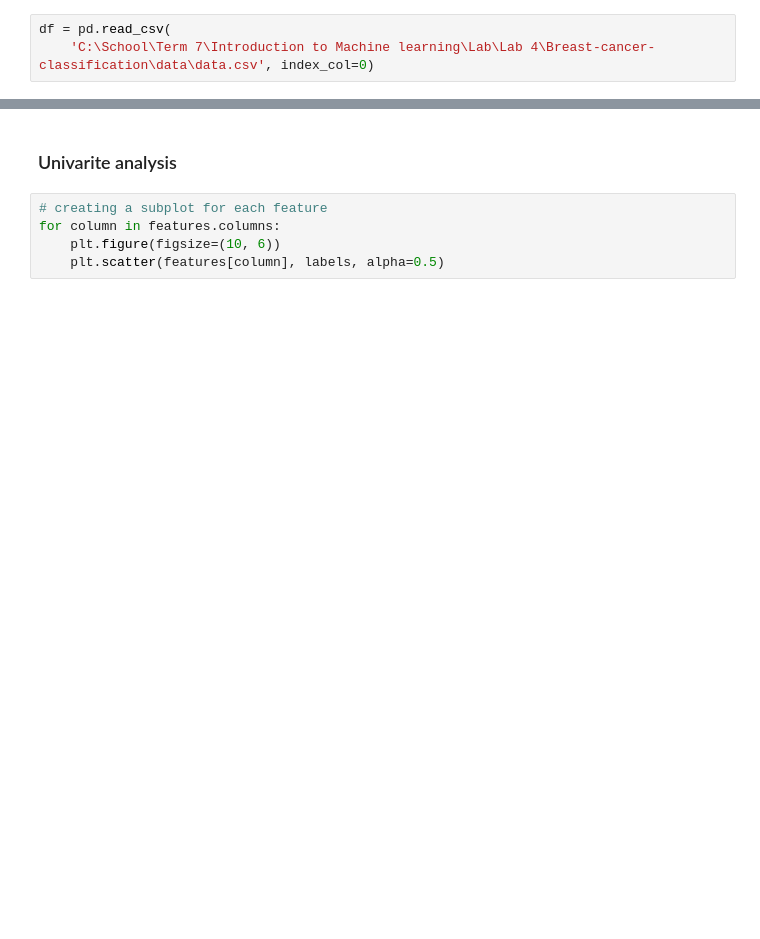
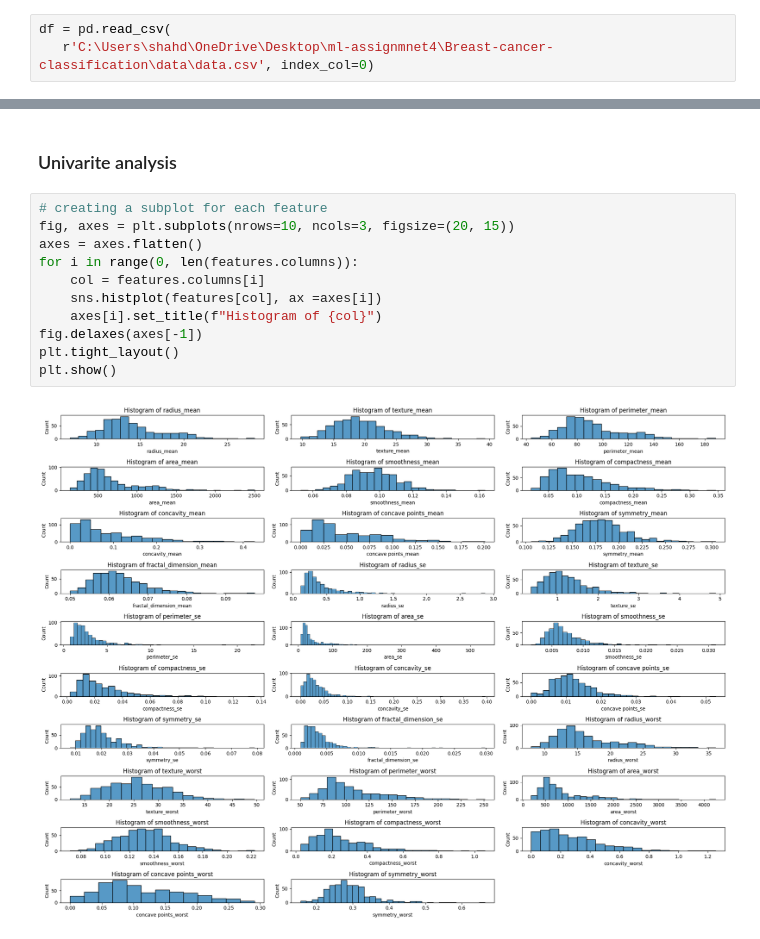
Before and after one commit to Noureldeen73/Breast-cancer-classification, a Jupyter notebook: notebook/exploratry.ipynb, the cells around one changed output, grey strips where cells are left out. Drawn from its saved outputs; the diff is of its cells as text; blank space fills up the shorter version.

Commit message:
data analysis

```diff
--- a/notebook/exploratry.ipynb
+++ b/notebook/exploratry.ipynb
@@ -6,6 +8,6 @@ import matplotlib.pyplot as plt
 # %%
 df = pd.read_csv(
-    'C:\School\Term 7\Introduction to Machine learning\Lab\Lab 4\Breast-cancer-classification\data\data.csv', index_col=0)
+   r'C:\Users\shahd\OneDrive\Desktop\ml-assignmnet4\Breast-cancer-classification\data\data.csv', index_col=0)
 # %% [markdown]
 Let's take a look at the data we have loaded
 # %%
@@ -43,7 +120,15 @@ print(labels.head())
 # %% [markdown]
 ### Univarite analysis
-# %%
-# creating a subplot for each feature
-for column in features.columns:
-    plt.figure(figsize=(10, 6))
-    plt.scatter(features[column], labels, alpha=0.5)
+# %%
+# creating a subplot for each feature
+fig, axes = plt.subplots(nrows=10, ncols=3, figsize=(20, 15))
+axes = axes.flatten()
+for i in range(0, len(features.columns)):
+    col = features.columns[i]
+    sns.histplot(features[col], ax =axes[i])
+    axes[i].set_title(f"Histogram of {col}")
+fig.delaxes(axes[-1])
+plt.tight_layout()
+plt.show()
+# %% [output]
+[figure, added]
```
Also changed, not shown: parts of 9 cells of this notebook.
